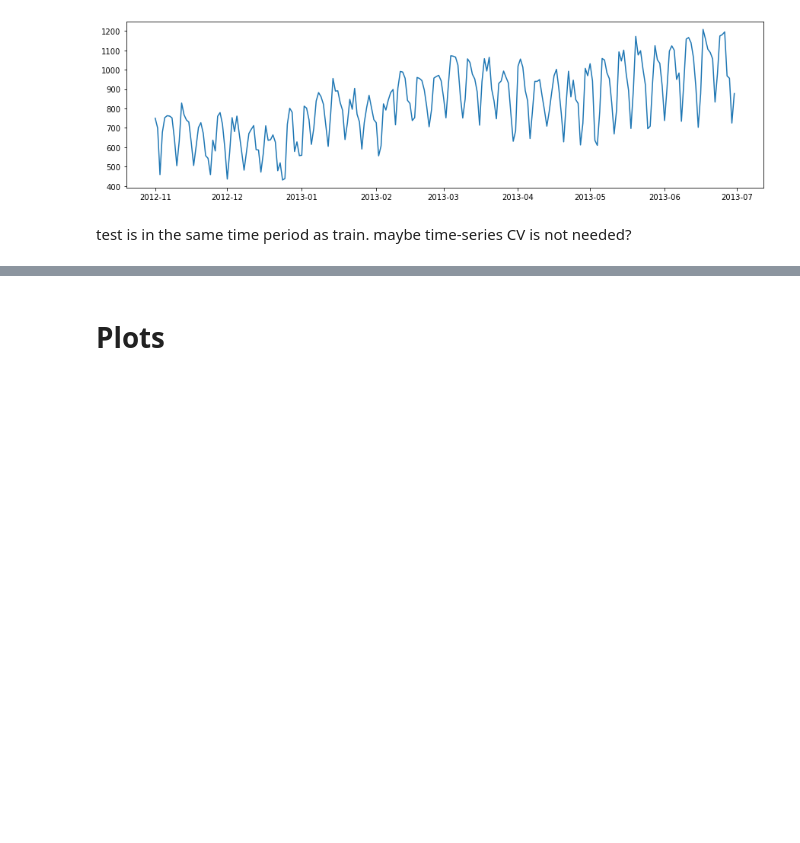
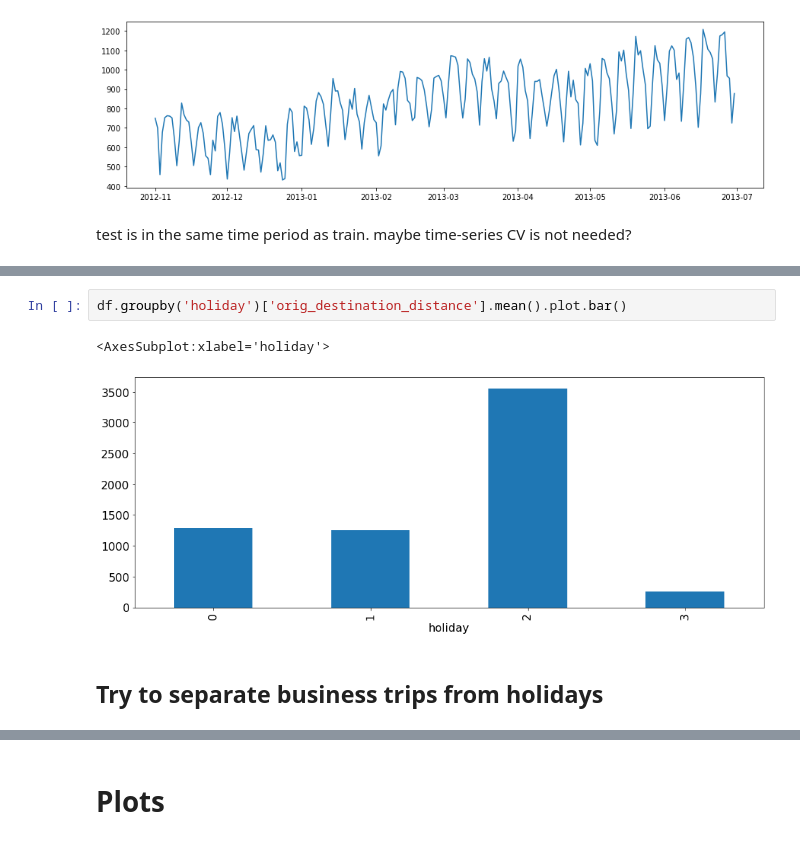
Before and after one commit to OlegBEZb/Personalize-Expedia-Hotel-Searches, a Jupyter notebook: EDA.ipynb, the cells around one changed output, grey strips where cells are left out. Drawn from its saved outputs; the diff is of its cells as text; blank space fills up the shorter version.

```diff
--- a/EDA.ipynb
+++ b/EDA.ipynb
@@ -666,0 +756,7 @@ This list of properties is used for feature engineering, the features price_per_
+# %%
+df.groupby('holiday')['orig_destination_distance'].mean().plot.bar()
+# %% [output]
+<AxesSubplot:xlabel='holiday'>
+[figure, added]
+# %% [markdown]
+## Try to separate business trips from holidays
```
Also changed, not shown: parts of 45 cells of this notebook, 1 other file.
